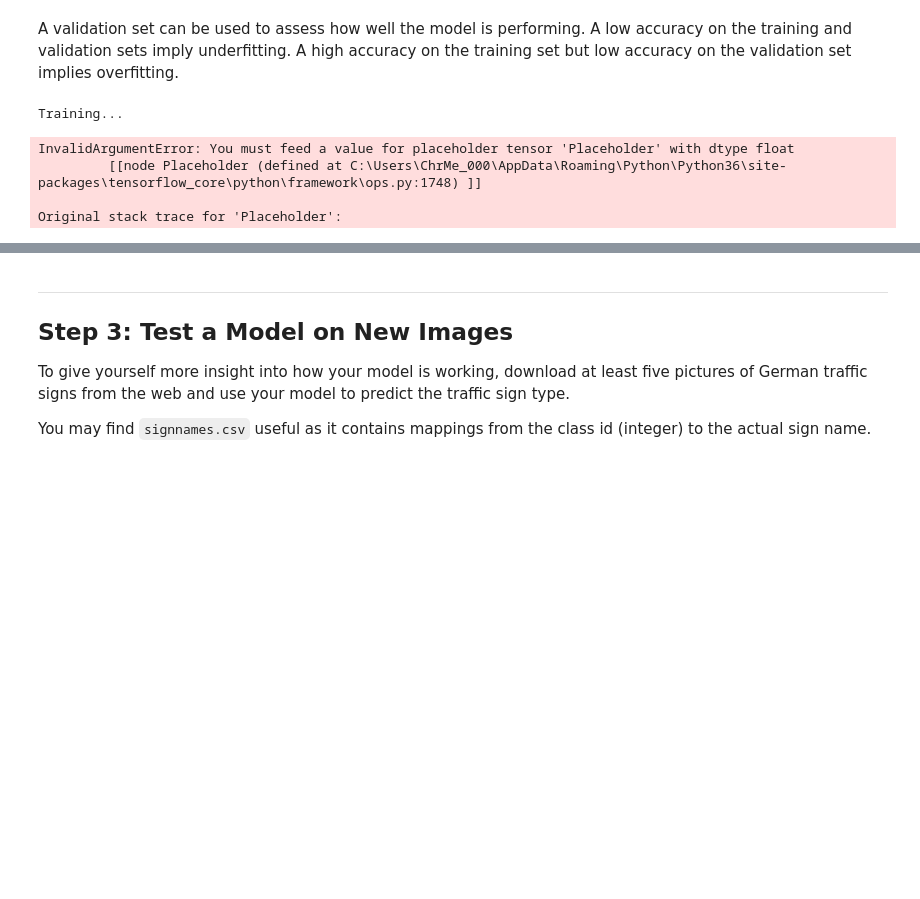
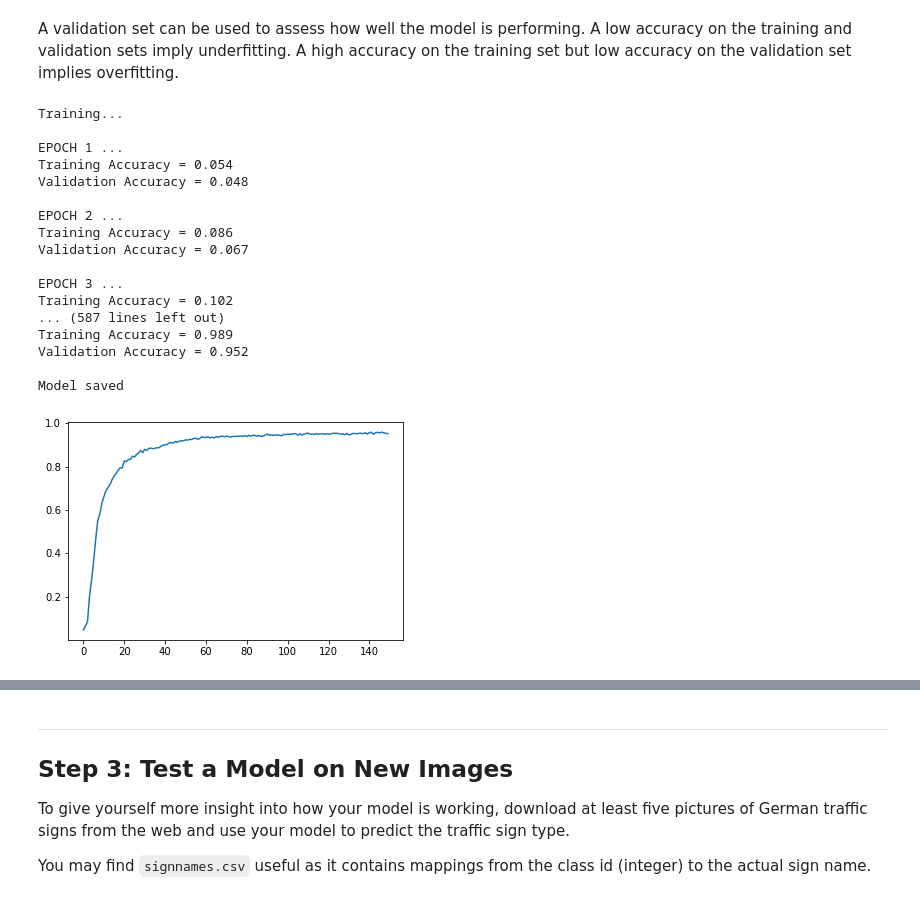
Before and after one commit to chrMenzel/CarND-Traffic-Sign-Classifier-Project-master, a Jupyter notebook: CarND-Traffic-Sign-Classifier-Project-master/Traffic_Sign_Classifier.ipynb, the cells around one changed output, grey strips where cells are left out. Saved outputs shown, nothing was run; the diff lists cells and outputs as text; code cells hidden in the pictures; blank space fills up the shorter version.

```diff
--- a/CarND-Traffic-Sign-Classifier-Project-master/Traffic_Sign_Classifier.ipynb
+++ b/CarND-Traffic-Sign-Classifier-Project-master/Traffic_Sign_Classifier.ipynb
@@ -336,11 +341,11 @@ def preProcess_images(image_data):
     # normalizing I
     normalized_images = (grayscaled_images - 128) / 128
 
-    # normalizing II
-    a = 0.1
-    b = 0.9
-    grayscale_min = 0
-    grayscale_max = 255
+    # normalizing II (commented out, because of worse validation accuracies compared to the normalizing above)
+    #a = 0.1
+    #b = 0.9
+    #grayscale_min = 0
+    #grayscale_max = 255
     #normalized_images = a + ( ( (grayscaled_images - grayscale_min) * (b - a) ) / ( grayscale_max - grayscale_min ) )
 
     return normalized_images
@@ -372,7 +394,7 @@ import numpy as np
 import pandas as pd
 import tensorflow as tf
 
-EPOCHS = 60
+EPOCHS = 150
 BATCH_SIZE = 128
 DROPOUT = 0.5
 
@@ -511,10 +541,10 @@ sets imply underfitting. A high accuracy on the training set but low accuracy on
 ### the accuracy on the test set should be calculated and reported as well.
 ### Feel free to use as many code cells as needed.
 
-rate = 0.00055
+rate = 0.000556
 
-logits = LeNet_modified(x)
-cross_entropy = tf.nn.softmax_cross_entropy_with_logits(labels=one_hot_y, logits=logits)
+logits = LeNet_new(x)
+cross_entropy = tf.nn.softmax_cross_entropy_with_logits_v2(labels=one_hot_y, logits=logits)
 loss_operation = tf.reduce_mean(cross_entropy)
 optimizer = tf.train.AdamOptimizer(learning_rate = rate)
 training_operation = optimizer.minimize(loss_operation)
@@ -548,37 +578,58 @@ with tf.Session() as sess:
     validation_accuracies = []
 
     for i in range(EPOCHS):
+
+        #if i > 1 and i % 5 == 0:
+        #    rate *= 0.99
+
+        if i > 0:
+            rate = 0.000556 * tf.math.exp(0.1 * (10 - i))
+
         X_train, train_preProcessed, y_train = shuffle(X_train, train_preProcessed, y_train)
         for offset in range(0, num_examples, BATCH_SIZE):
             end = offset + BATCH_SIZE
             batch_x, batch_y = train_preProcessed[offset:end], y_train[offset:end]
             sess.run(training_operation, feed_dict={x: batch_x, y: batch_y, keep_prob: DROPOUT})
 
         training_accuracy = evaluate(train_preProcessed, y_train)
         validation_accuracy = evaluate(valid_preProcessed, y_valid)
 
         print("EPOCH {} ...".format(i+1))
         print("Training Accuracy = {:.3f}".format(training_accuracy))
         print("Validation Accuracy = {:.3f}".format(validation_accuracy))
         print()
+
         validation_accuracies.append(validation_accuracy)
 
     try:
         saver
     except NameError:
         saver = tf.train.Saver()
     saver.save(sess, 'lenet')
     print("Model saved")
 
     # show learning statistics
     plt.plot(range(EPOCHS), validation_accuracies)
     plt.show
 # %% [output]
 Training...
+
+EPOCH 1 ...
+Training Accuracy = 0.054
+Validation Accuracy = 0.048
+
+EPOCH 2 ...
+Training Accuracy = 0.086
+Validation Accuracy = 0.067
+
+EPOCH 3 ...
+Training Accuracy = 0.102
+... (587 lines left out)
+Training Accuracy = 0.989
+Validation Accuracy = 0.952
+
+Model saved
-InvalidArgumentError: You must feed a value for placeholder tensor 'Placeholder' with dtype float
-         [[node Placeholder (defined at C:\Users\ChrMe_000\AppData\Roaming\Python\Python36\site-packages\tensorflow_core\python\framework\ops.py:1748) ]]
-
-Original stack trace for 'Placeholder':
+[figure, added]
 # %%
 
 with tf.Session() as sess:
```
Also changed, not shown: parts of 15 cells of this notebook, 14 other files.
